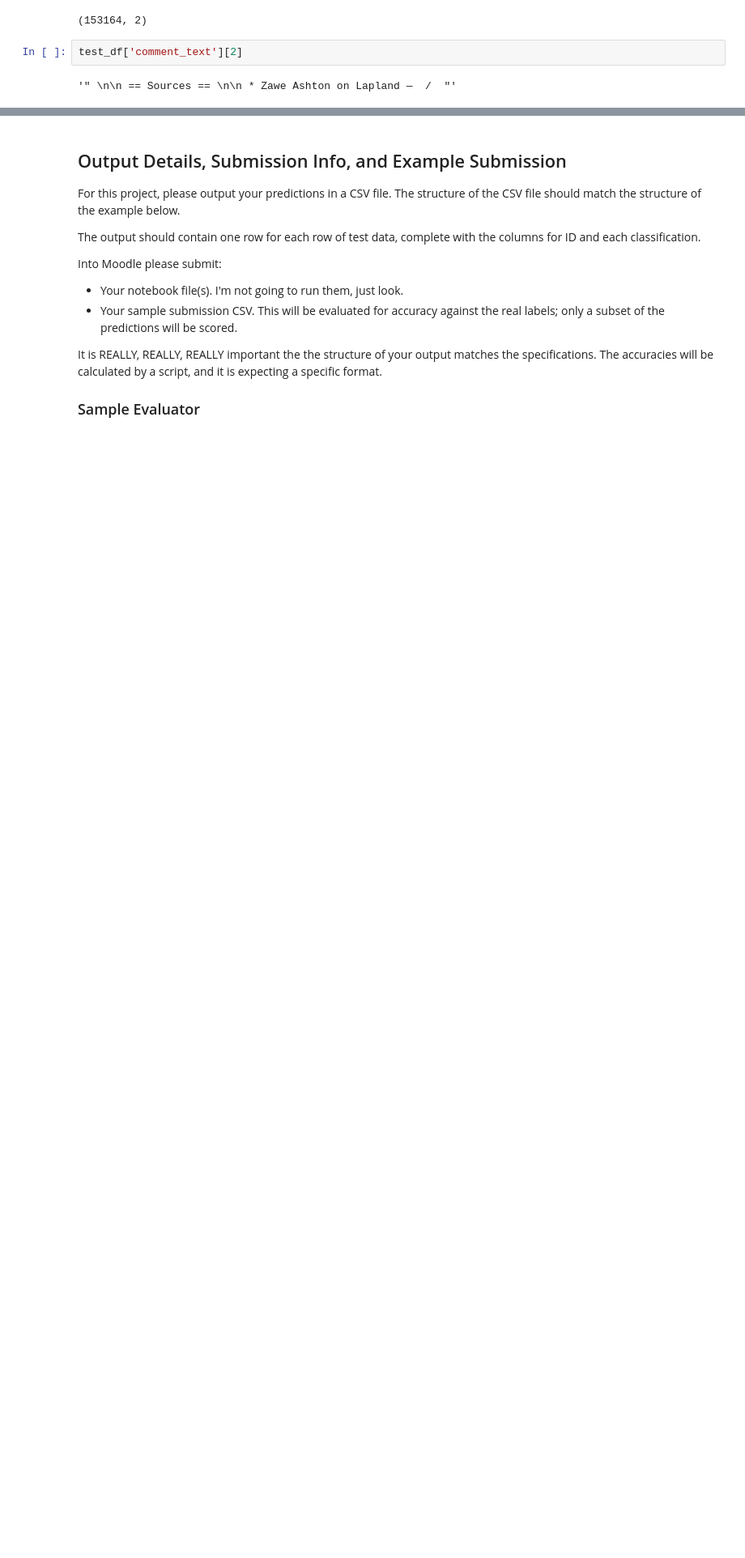
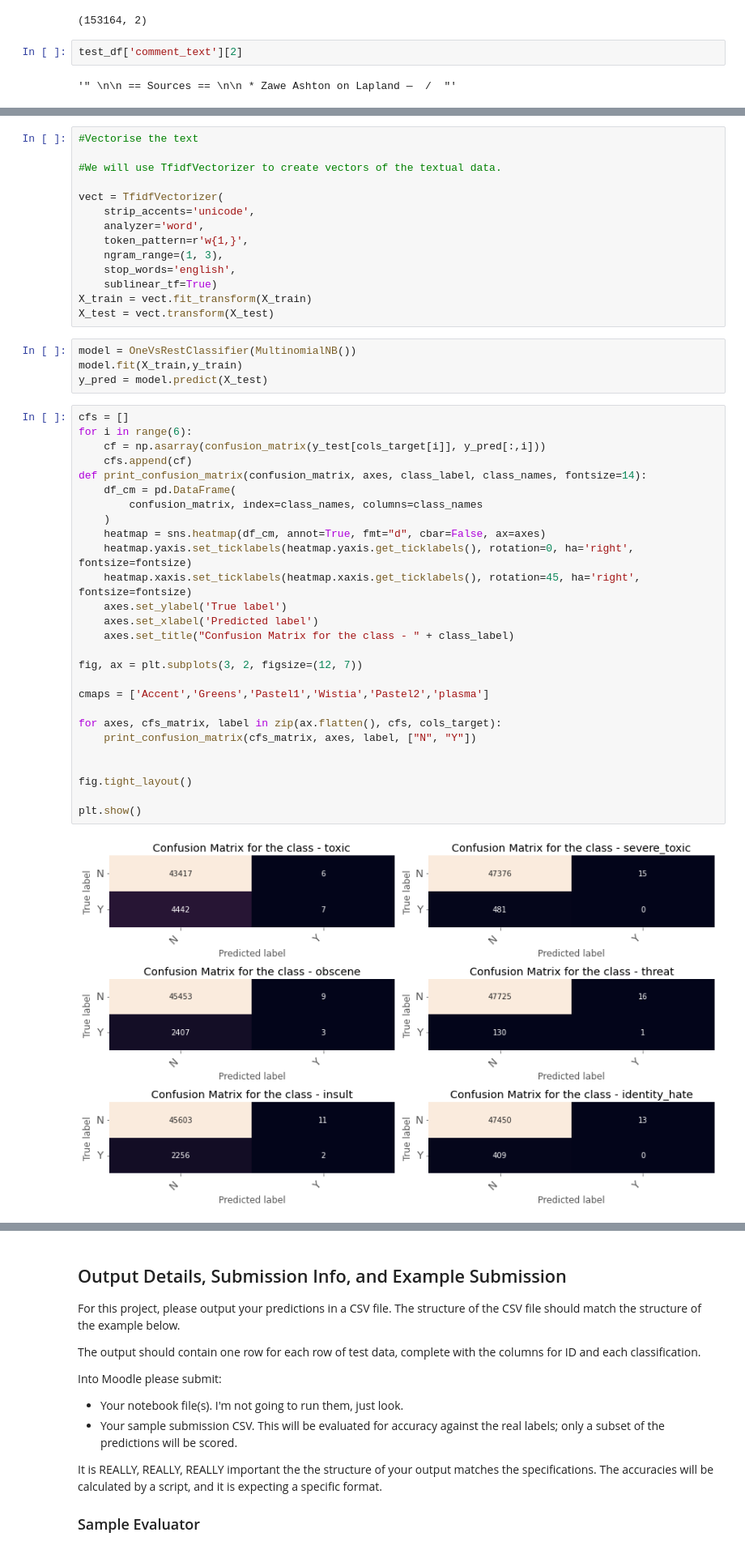
Before and after one commit to SidhST12/ItML_Project_1_Students, a Jupyter notebook: proj_1_start.ipynb, the cells around one changed output, grey strips where cells are left out. Shown at 81% size. Saved outputs shown, nothing was run; the diff lists cells and outputs as text; blank space fills up the shorter version.

```diff
--- a/proj_1_start.ipynb
+++ b/proj_1_start.ipynb
@@ -55,0 +85,47 @@ test_df['comment_text'][2]
+# %%
+#Vectorise the text
+
+#We will use TfidfVectorizer to create vectors of the textual data.
+
+vect = TfidfVectorizer(
+    strip_accents='unicode',
+    analyzer='word',
+    token_pattern=r'w{1,}',
+    ngram_range=(1, 3),
+    stop_words='english',
+    sublinear_tf=True)
+X_train = vect.fit_transform(X_train)
+X_test = vect.transform(X_test)
+# %%
+model = OneVsRestClassifier(MultinomialNB())
+model.fit(X_train,y_train)
+y_pred = model.predict(X_test)
+# %%
+cfs = []
+for i in range(6):
+    cf = np.asarray(confusion_matrix(y_test[cols_target[i]], y_pred[:,i]))
+    cfs.append(cf)
+def print_confusion_matrix(confusion_matrix, axes, class_label, class_names, fontsize=14):
+    df_cm = pd.DataFrame(
+        confusion_matrix, index=class_names, columns=class_names
+    )
+    heatmap = sns.heatmap(df_cm, annot=True, fmt="d", cbar=False, ax=axes)
+    heatmap.yaxis.set_ticklabels(heatmap.yaxis.get_ticklabels(), rotation=0, ha='right', fontsize=fontsize)
+    heatmap.xaxis.set_ticklabels(heatmap.xaxis.get_ticklabels(), rotation=45, ha='right', fontsize=fontsize)
+    axes.set_ylabel('True label')
+    axes.set_xlabel('Predicted label')
+    axes.set_title("Confusion Matrix for the class - " + class_label)
+
+fig, ax = plt.subplots(3, 2, figsize=(12, 7))
+
+cmaps = ['Accent','Greens','Pastel1','Wistia','Pastel2','plasma']
+
+for axes, cfs_matrix, label in zip(ax.flatten(), cfs, cols_target):
+    print_confusion_matrix(cfs_matrix, axes, label, ["N", "Y"])
+
+
+fig.tight_layout()
+
+plt.show()
+# %% [output]
+[figure, added]
```
Also changed, not shown: parts of 6 cells of this notebook.
